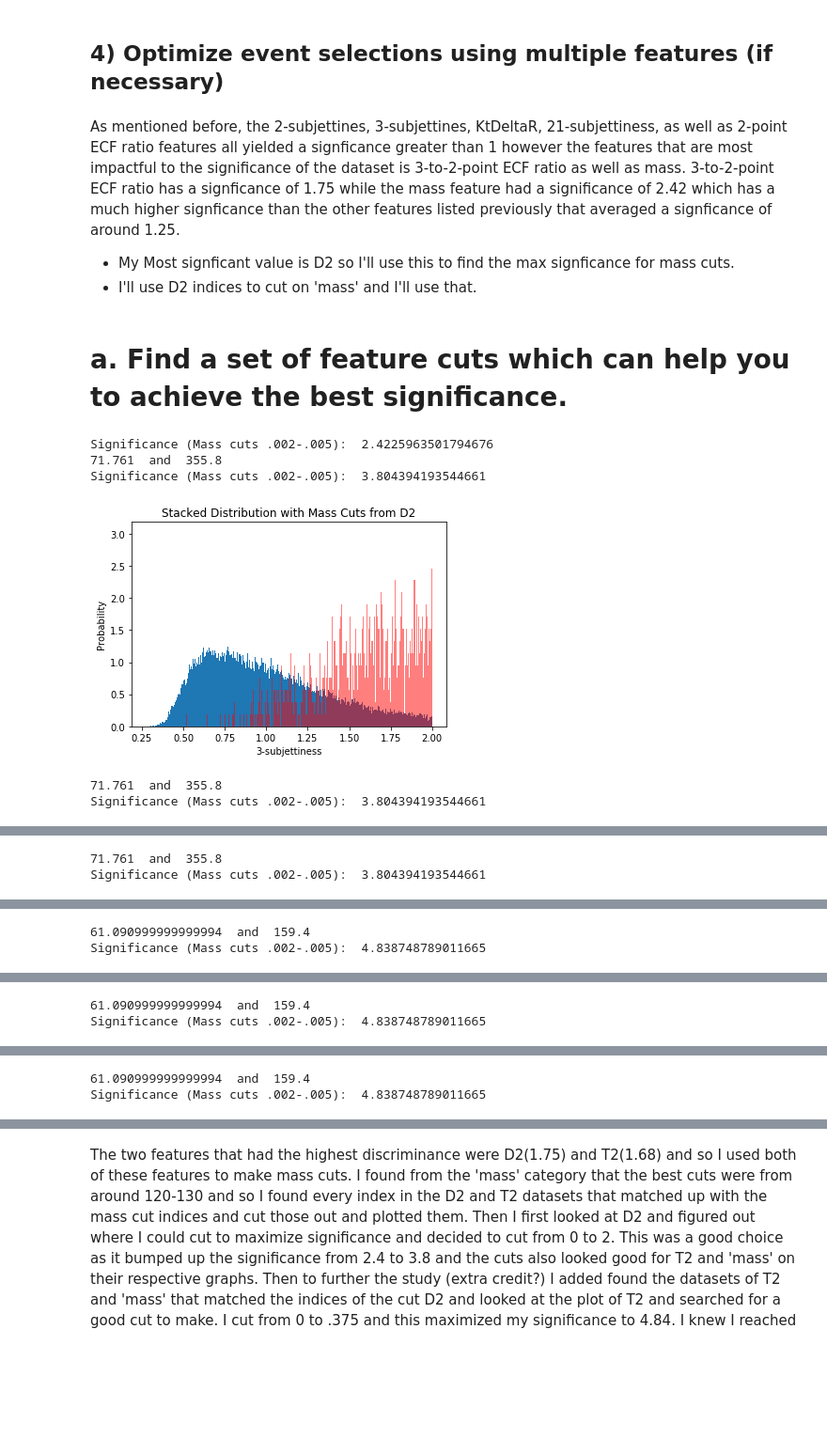
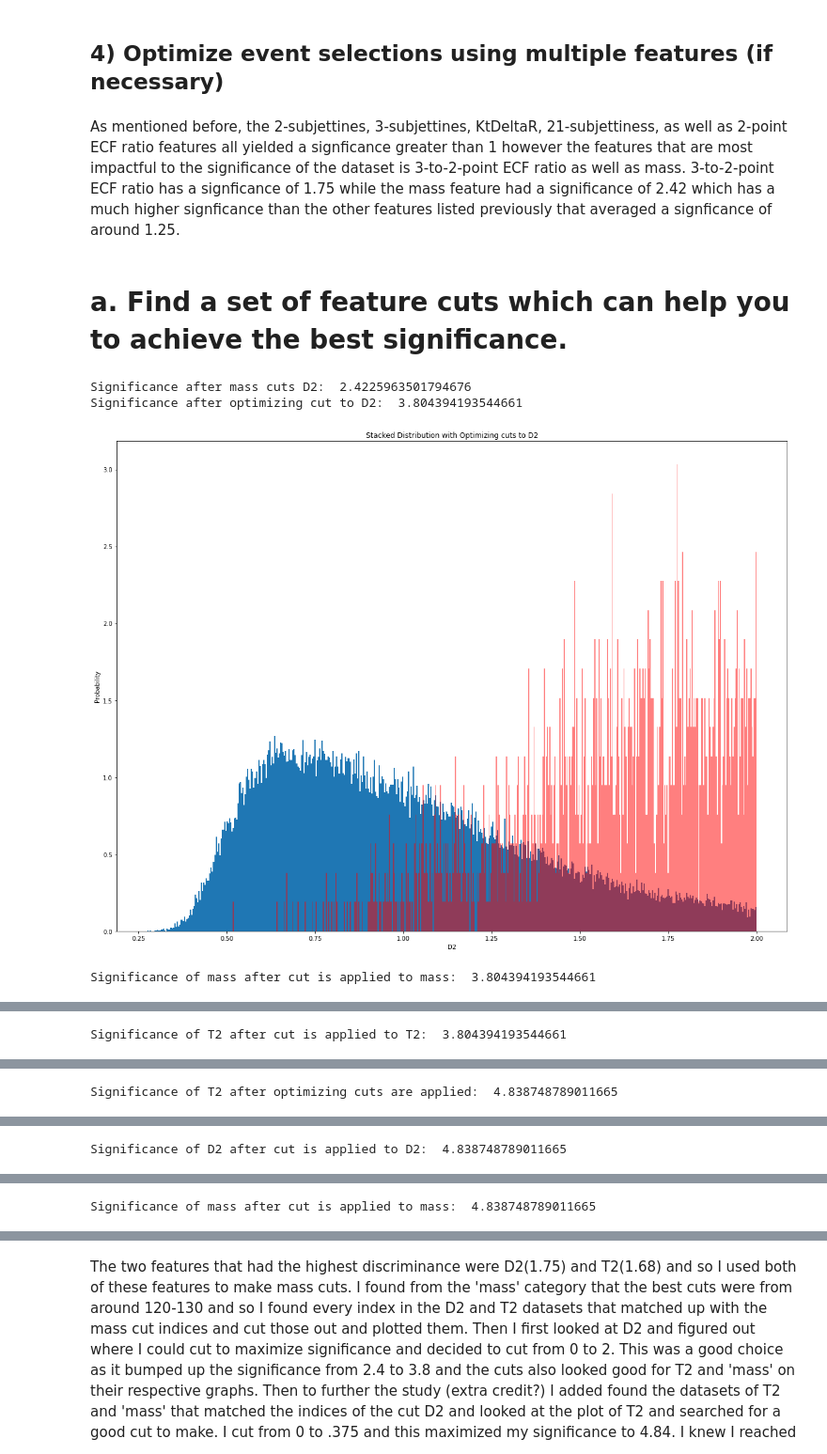
Before and after one commit to elocj/PHYS434, a Jupyter notebook: lab7/lab7.ipynb, the cells around one changed output, grey strips where cells are left out. Shown: that part at 94% size. Drawn from its saved outputs; the diff is of its cells as text; code cells hidden in the pictures; blank space fills up the shorter version.

```diff
--- a/lab7/lab7.ipynb
+++ b/lab7/lab7.ipynb
@@ -600,18 +512,10 @@ Here I took mass cuts of all of the features I think were significantly discrimi
 ## 4) Optimize event selections using multiple features (if necessary)
 # %% [markdown]
 As mentioned before, the 2-subjettines, 3-subjettines, KtDeltaR, 21-subjettiness, as well as 2-point ECF ratio features all yielded a signficance greater than 1 however the features that are most impactful to the significance of the dataset is 3-to-2-point ECF ratio as well as mass. 3-to-2-point ECF ratio has a signficance of 1.75 while the mass feature had a significance of 2.42 which has a much higher signficance than the other features listed previously that averaged a signficance of around 1.25.
-
-- My Most signficant value is D2 so I'll use this to find the max signficance for mass cuts.
-- I'll use D2 indices to cut on 'mass' and I'll use that.
 # %% [markdown]
 # a. Find a set of feature cuts which can help you to achieve the best significance.
 # %%
-# arr1MassD2
-# arr1MassSigD2
-
 print('Significance after mass cuts D2: ', (100 * (len(arr1MassSigD2) / origSig1)) / (20000 * (len(arr1MassD2) / origArr1))**.5)
-# newSig1 = arr1MassSigD2
-# newArr1 = arr1MassD2
 newArr1D2 = []
 newSig1D2 = []
 arr1Ind = []
@@ -624,7 +528,6 @@ for i in range(len(arr1MassSigD2)):
     if(arr1MassSigD2[i] < 2 and arr1MassSigD2[i] > 0):
         newSig1D2.append(arr1MassSigD2[i])
         sig1Ind.append(i)
-print(100 * (len(newSig1D2) / origSig1), ' and ', 20000 * (len(newArr1D2) / origArr1))
 print('Significance after optimizing cut to D2: ', (100 * (len(newSig1D2) / origSig1)) / (20000 * (len(newArr1D2) / origArr1))**.5)
 plt.hist(newSig1D2, 500, density=True)
 plt.hist(newArr1D2, 500, density=True, color='red', alpha=.5)
@@ -640,11 +543,10 @@ for i in arr1Ind:
 for i in sig1Ind:
     arr1MassSigFirst.append(newSig1Mass[i])
 
-print(100 * (len(arr1MassSigFirst) / origSig1), ' and ', 20000 * (len(arr1MassFirst) / origArr1))
 print('Significance of mass after cut is applied to mass: ', (100 * (len(arr1MassSigFirst) / origSig1)) / (20000 * (len(arr1MassFirst) / origArr1))**.5)
 
-plt.hist(arr1MassFirst, 500, density=True)
-plt.hist(arr1MassSigFirst, 500, density=True, color='red', alpha=.5)
+plt.hist(arr1MassSigFirst, 500, density=True)
+plt.hist(arr1MassFirst, 500, density=True, color='red', alpha=.5)
 plt.title('Stacked Distribution with cuts to mass')
 plt.xlabel('Mass')
 plt.ylabel('Probability')
@@ -657,11 +559,10 @@ for i in arr1Ind:
 for i in sig1Ind:
     arr1MassSigSecond.append(arr1MassSigT2[i])
 
-print(100 * (len(arr1MassSigSecond) / origSig1), ' and ', 20000 * (len(arr1MassSecond) / origArr1))
 print('Significance of T2 after cut is applied to T2: ', (100 * (len(arr1MassSigSecond) / origSig1)) / (20000 * (len(arr1MassSecond) / origArr1))**.5)
 
-plt.hist(arr1MassSecond, 500, density=True)
-plt.hist(arr1MassSigSecond, 500, density=True, color='red', alpha=.5)
+plt.hist(arr1MassSigSecond, 500, density=True)
+plt.hist(arr1MassSecond, 500, density=True, color='red', alpha=.5)
 plt.title('Stacked Distribution for cut T2')
 plt.xlabel('T2')
 plt.ylabel('Probability')
@@ -682,7 +583,6 @@ for i in range(len(arr1MassSigSecond)):
     if(arr1MassSigSecond[i] < .375 and arr1MassSigSecond[i] > 0):
         newSig1.append(arr1MassSigSecond[i])
         sig1Ind.append(i)
-print(100 * (len(newSig1) / origSig1), ' and ', 20000 * (len(newArr1) / origArr1))
 print('Significance of T2 after optimizing cuts are applied: ', (100 * (len(newSig1) / origSig1)) / (20000 * (len(newArr1) / origArr1))**.5)
 plt.hist(newSig1, 500, density=True)
 plt.hist(newArr1, 500, density=True, color='red', alpha=.5)
@@ -692,42 +592,38 @@ plt.ylabel('Probability')
 plt.show()
 
 arr1MassFirstT2 = []
 arr1MassSigFirstT2 = []
 for i in arr1Ind:
     arr1MassFirstT2.append(arr1MassFirst[i])
 for i in sig1Ind:
     arr1MassSigFirstT2.append(arr1MassSigFirst[i])
 
-print(100 * (len(arr1MassSigFirstT2) / origSig1), ' and ', 20000 * (len(arr1MassFirstT2) / origArr1))
 print('Significance of D2 after cut is applied to D2: ', (100 * (len(arr1MassSigFirstT2) / origSig1)) / (20000 * (len(arr1MassFirstT2) / origArr1))**.5)
 
-plt.hist(arr1MassFirstT2, 500, density=True)
-plt.hist(arr1MassSigFirstT2, 500, density=True, color='red', alpha=.5)
+plt.hist(arr1MassSigFirstT2, 500, density=True)
+plt.hist(arr1MassFirstT2, 500, density=True, color='red', alpha=.5)
 plt.title('Stacked Distribution of D2 with cuts made')
 plt.xlabel('D2')
 plt.ylabel('Probability')
 plt.show()
 
 arr1MassSecondT2 = []
 arr1MassSigSecondT2 = []
 for i in arr1Ind:
     arr1MassSecondT2.append(arr1MassSecond[i])
 for i in sig1Ind:
     arr1MassSigSecondT2.append(arr1MassSigSecond[i])
 
-print(100 * (len(arr1MassSigSecondT2) / origSig1), ' and ', 20000 * (len(arr1MassSecondT2) / origArr1))
 print('Significance of mass after cut is applied to mass: ', (100 * (len(arr1MassSigSecondT2) / origSig1)) / (20000 * (len(arr1MassSecondT2) / origArr1))**.5)
 
-plt.hist(arr1MassSecondT2, 500, density=True)
-plt.hist(arr1MassSigSecondT2, 500, density=True, color='red', alpha=.5)
+plt.hist(arr1MassSigSecondT2, 500, density=True)
+plt.hist(arr1MassSecondT2, 500, density=True, color='red', alpha=.5)
 plt.title('Stacked Distribution of mass with cuts made')
 plt.xlabel('Mass')
 plt.ylabel('Probability')
 plt.show()
 # %% [output]
-Significance (Mass cuts .002-.005):  2.4225963501794676
-71.761  and  355.8
-Significance (Mass cuts .002-.005):  3.804394193544661
+Significance after mass cuts D2:  2.4225963501794676
+Significance after optimizing cut to D2:  3.804394193544661
-[figure, old version]
+[figure, new version]
-71.761  and  355.8
-Significance (Mass cuts .002-.005):  3.804394193544661
+Significance of mass after cut is applied to mass:  3.804394193544661
@@ -735,2 +631 @@ Significance (Mass cuts .002-.005):  3.804394193544661
-71.761  and  355.8
-Significance (Mass cuts .002-.005):  3.804394193544661
+Significance of T2 after cut is applied to T2:  3.804394193544661
@@ -738,2 +633 @@ Significance (Mass cuts .002-.005):  3.804394193544661
-61.090999999999994  and  159.4
-Significance (Mass cuts .002-.005):  4.838748789011665
+Significance of T2 after optimizing cuts are applied:  4.838748789011665
@@ -741,2 +635 @@ Significance (Mass cuts .002-.005):  4.838748789011665
-61.090999999999994  and  159.4
-Significance (Mass cuts .002-.005):  4.838748789011665
+Significance of D2 after cut is applied to D2:  4.838748789011665
@@ -744,2 +637 @@ Significance (Mass cuts .002-.005):  4.838748789011665
-61.090999999999994  and  159.4
-Significance (Mass cuts .002-.005):  4.838748789011665
+Significance of mass after cut is applied to mass:  4.838748789011665
```
Also changed, not shown: parts of 12 cells of this notebook, 1 other file.
